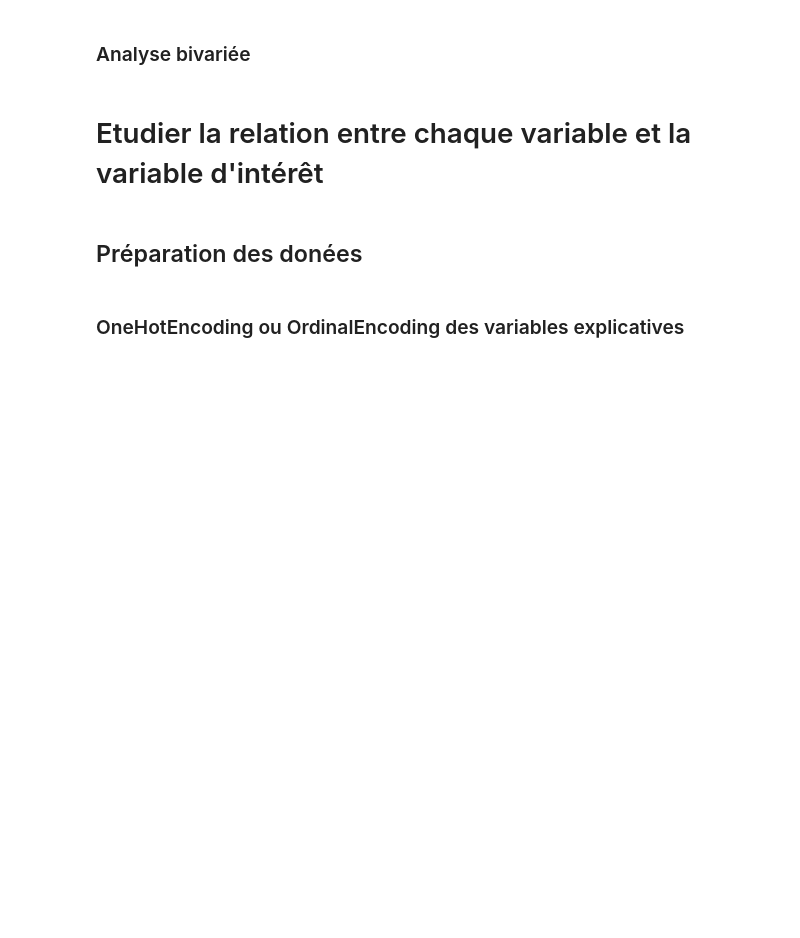
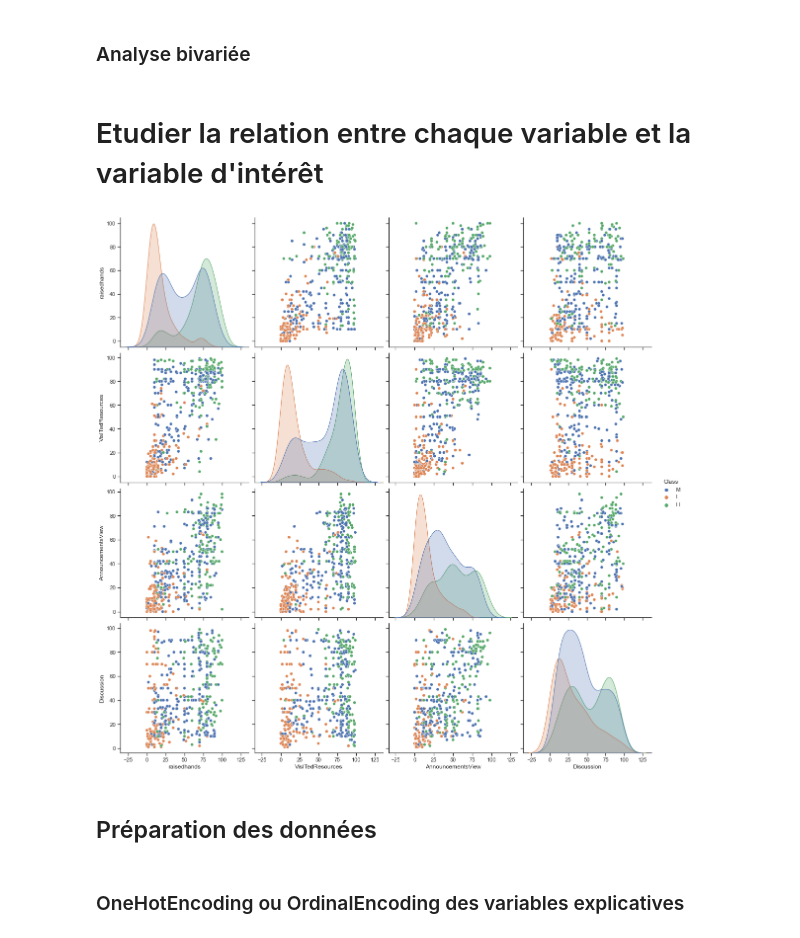
Before and after one commit to A-Helkias/Formation_Intermediaire, a Jupyter notebook: Machine Learning/1.2. Lab2 - Data Preprocessing - Student Performance Classification.ipynb, the cells around one changed output. Cells and saved outputs as stored; diff of their text form; code cells hidden in the pictures; blank space fills up the shorter version.

```diff
--- a/Machine Learning/1.2. Lab2 - Data Preprocessing - Student Performance Classification.ipynb
+++ b/Machine Learning/1.2. Lab2 - Data Preprocessing - Student Performance Classification.ipynb
@@ -161,5 +183,13 @@ Total de valeurs manquantes :  0
+# %%
+# Réaliser un pairplot pour les variables numériques avec la variable target en hue
+sns.set_theme(style="ticks")
+numerical_columns = education_df.select_dtypes(include=['float','int']).columns
+sns.pairplot(education_df, vars=numerical_columns, hue='Class', height=4)
+plt.show()
+# %% [output]
+[figure, added]
 # %% [markdown]
-## Préparation des donées
+## Préparation des données
 # %% [markdown]
 ### OneHotEncoding ou OrdinalEncoding des variables explicatives
 # %%
```
Also changed, not shown: parts of 12 cells of this notebook, 27 other files.
